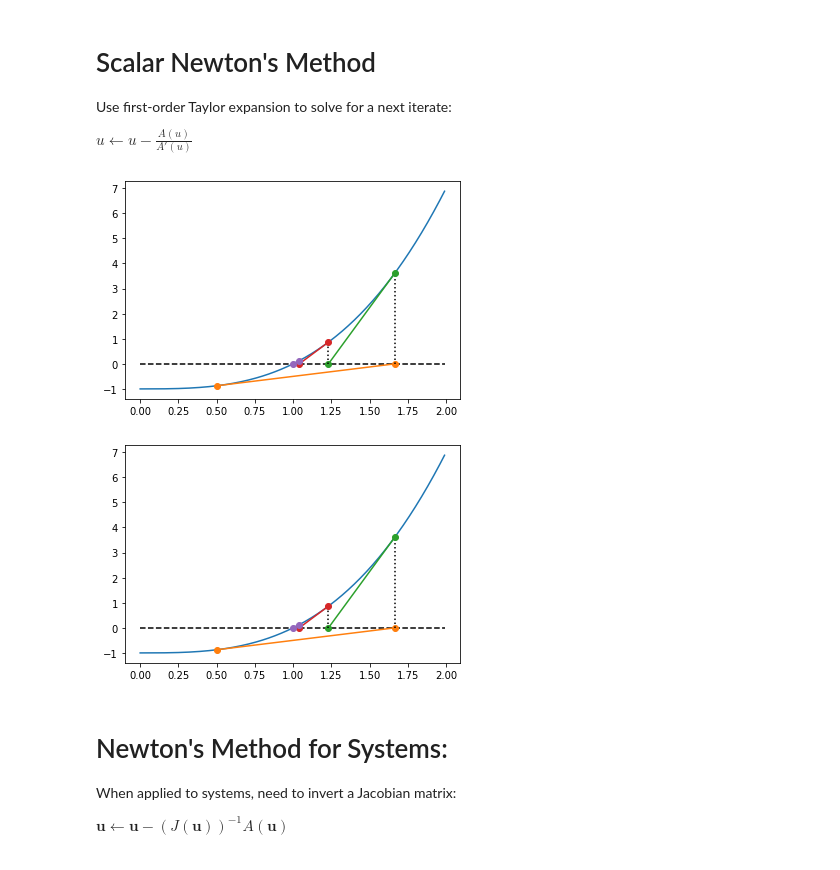
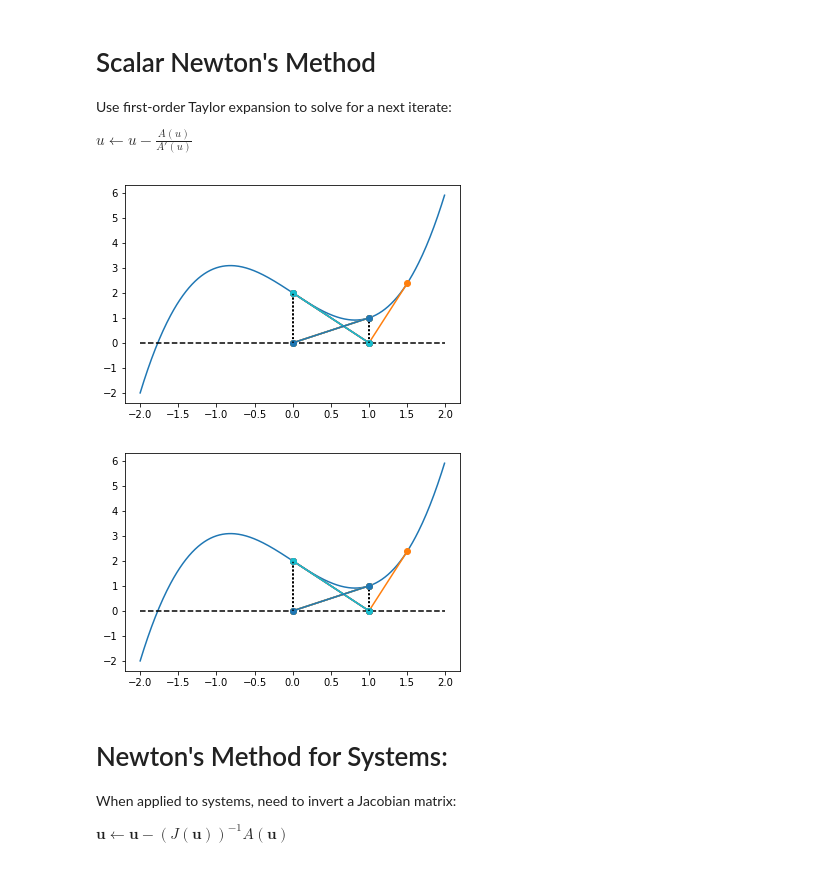
Before and after one commit to waynemitchell/teaching, a Jupyter notebook: notebooks/newtonMethod.ipynb, the cells around one changed output. Cells and saved outputs as stored; diff of their text form; code cells hidden in the pictures.

```diff
--- a/notebooks/newtonMethod.ipynb
+++ b/notebooks/newtonMethod.ipynb
@@ -19,33 +21,33 @@ import matplotlib.pyplot as plt
 # %%
 def F(u):
-    return u*u*u - 1
-#     return u*u*u - 2*u + 2
+#     return u*u*u - 1
+    return u*u*u - 2*u + 2
 
 def derivF(u):
-    return 3.0*u*u
-#     return 3.0*u*u - 2
+#     return 3.0*u*u
+    return 3.0*u*u - 2
 # %%
 def Newton(func, deriv_func, u):
     return float(u - func(u) / deriv_func(u))
 # %%
-u = 0.5
-x = np.arange(0,2,0.01)
+u = 1.5
+x = np.arange(-2,2,0.01)
 y = F(x)
 yprime = derivF(x) - 2
 plt.plot(x,y)
 plt.plot(x,np.zeros(len(x)),'--k')
-for i in range(4):
+for i in range(10):
     u_new = Newton(F,derivF,u)
     plt.plot([u,u_new],[F(u),0],'-o')
     plt.plot([u_new,u_new],[0,F(u_new)],':k')
     u = u_new
 
     display.clear_output(wait=True)
     display.display(plt.gcf())
     time.sleep(1)
 # %% [output]
-[figure, old version]
+[figure, new version]
-[figure, old version]
+[figure, new version]
 # %% [markdown]
 # Newton's Method for Systems:
 
```
Also changed, not shown: parts of 2 cells of this notebook, 3 other files.
